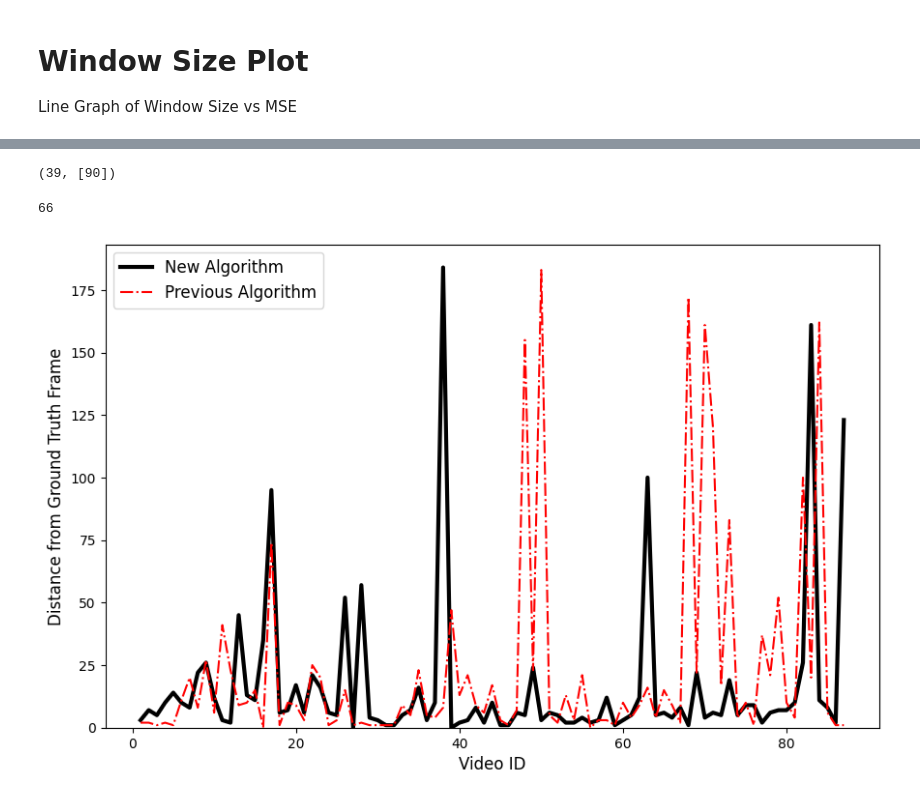
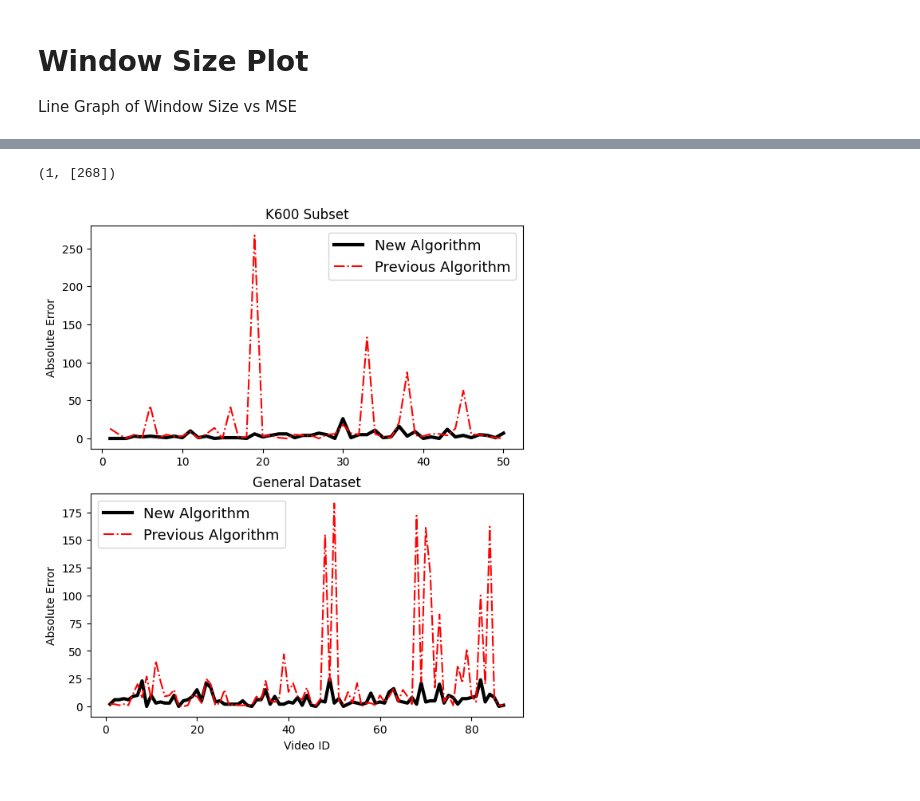
Before and after one commit to ruo2019/photography-model, a Jupyter notebook: visualizing_results.ipynb, the cells around one changed output, grey strips where cells are left out. Drawn from its saved outputs; the diff is of its cells as text; code cells hidden in the pictures.

```diff
--- a/visualizing_results.ipynb
+++ b/visualizing_results.ipynb
@@ -100,3 +141,10 @@ data
+# %%
+IV_g100 = []
+for idx, p11 in enumerate(IV_g11):
+    p13 = IV_g13[idx]
+    p15 = IV_g15[idx]
+    IV_g100.append((p11+p13)//2)
+pickle_write(IV_g100, 'jar/InternVideo-g100.pkl')
 # %%
 correct = pickle_read('rustyjar/GIF87.pkl')
 print(correct[-5:])
@@ -226,7 +308,7 @@ def findClosest(pred, truths):
             peak = i
     return peak
 
-def showMetric2(preds, tick = 2):
+def showMetric2(preds, data):
     def clamp_error(prediction, truth): # NN's Idea
         if truth in range(prediction, prediction + 9):
             return 0
@@ -242,19 +324,23 @@ def showMetric2(preds, tick = 2):
 
     return mse
 
-def find_best_offset(preds):
+def find_best_offset(preds, data):
     total = []
     min_val = float('inf')
     min_result = -1
     for l in [x/100 for x in range(-3000, 3000, 1)]:
-        mse = calculateMSE([x + l for x in preds])
+        mse = calculateMSE([x + l for x in preds], data)
         total.append((l, mse))
         if mse < min_val:
             min_val = mse
             min_result = l
     return min_result
 
-def calculateMSE(preds):
+def offset(preds, data):
+    best_off = find_best_offset(preds, data)
+    return [x + best_off for x in preds]
+
+def calculateMSE(preds, data):
     errors = []
     for idx, i_pred in enumerate(preds):
         new_pred = i_pred + 0
@@ -642,8 +456,0 @@ plt.show()
-# %%
-data[38]
-# %% [output]
-(39, [90])
-# %%
-CLIP_g[37]
-# %% [output]
-66
@@ -652,31 +457,40 @@ IV_g8[37] = 72
+# %%
+data_k600[0]
+# %% [output]
+(1, [268])
 # %%
-compare = 'IV_g8,CLIP_g'
+compare_g = 'IV_g13,CLIP_g'
+compare_k = 'IV_r100,CLIP_r'
 
-names = compare.split(',')
-compare = [eval(x) for x in names]
+compare_g = [eval(x) for x in compare_g.split(',')]
+compare_k = [eval(x) for x in compare_k.split(',')]
 
-# offsets = [find_best_offset(x) for x in compare]
+fig = plt.figure(figsize=[7, 8])
 
-plt.figure(figsize=[8, 5])
+axs = fig.subplot_mosaic([["k600"],
+                          ["gif87"]])
 
-plt.plot(range(1, 88),showMetric2(compare[0]), linewidth=3, color="black")
-plt.plot(range(1, 88),showMetric2(compare[1]), color="red", linestyle="dashdot")
-# for model in range(len(names)):
-    # plt.plot(range(50),showMetric2([x + offsets[model] for x in compare[model]]))
+gif87 = axs["gif87"]
 
-# plt.xticks(np.arange(1, 50, 1))
-# plt.xlim(35, 40)
+gif87.plot(range(1, len(data_gif87) + 1),showMetric2(compare_g[0], data_gif87), linewidth=3, color="black")
+gif87.plot(range(1, len(data_gif87) + 1),showMetric2(compare_g[1], data_gif87), color="red", linestyle="dashdot")
+gif87.set_ylabel("Absolute Error")
+gif87.legend(["New Algorithm", "Previous Algorithm"], fontsize=13)
+gif87.set_title("General Dataset")
+gif87.set_xlabel("Video ID")
 
-plt.gca().set_ylim(bottom=0)
-# plt.yticks(np.arange(0, 300, 50))
+k600 = axs["k600"]
 
-plt.xlabel("Video ID", fontsize=12)
-plt.ylabel("Distance from Ground Truth Frame", fontsize=12)
-plt.legend(["New Algorithm", "Previous Algorithm"], fontsize=12)
-# plt.title("Regular Dataset")
+k600.plot(range(1, len(data_k600) + 1),showMetric2(compare_k[0], data_k600), linewidth=3, color="black")
+k600.plot(range(1, len(data_k600) + 1),showMetric2(compare_k[1], data_k600), color="red", linestyle="dashdot")
+k600.set_ylabel("Absolute Error")
+k600.legend(["New Algorithm", "Previous Algorithm"], fontsize=13)
+k600.set_title("K600 Subset")
 
-plt.gca().set_position([0, 0, 1, 1])
-plt.savefig("8-compare-r.svg", bbox_inches = "tight")
+
+
+# k600.gca().set_position([0, 0, 1, 1])
+fig.savefig("general-data-compare.svg", bbox_inches = "tight")
 plt.show()
 # %% [output]
-[figure, old version]
+[figure, new version]
```
Also changed, not shown: parts of 37 cells of this notebook, 42 other files.
